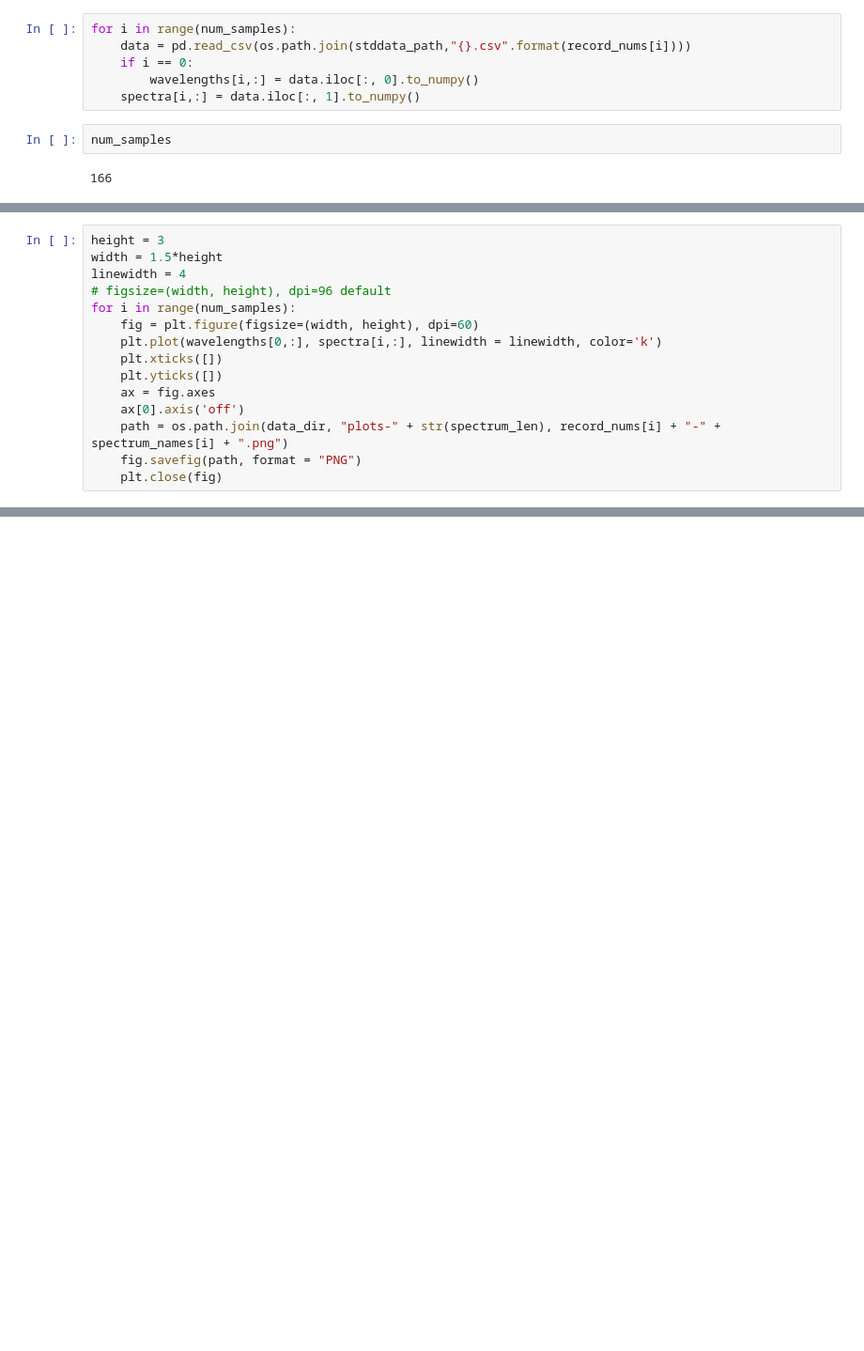
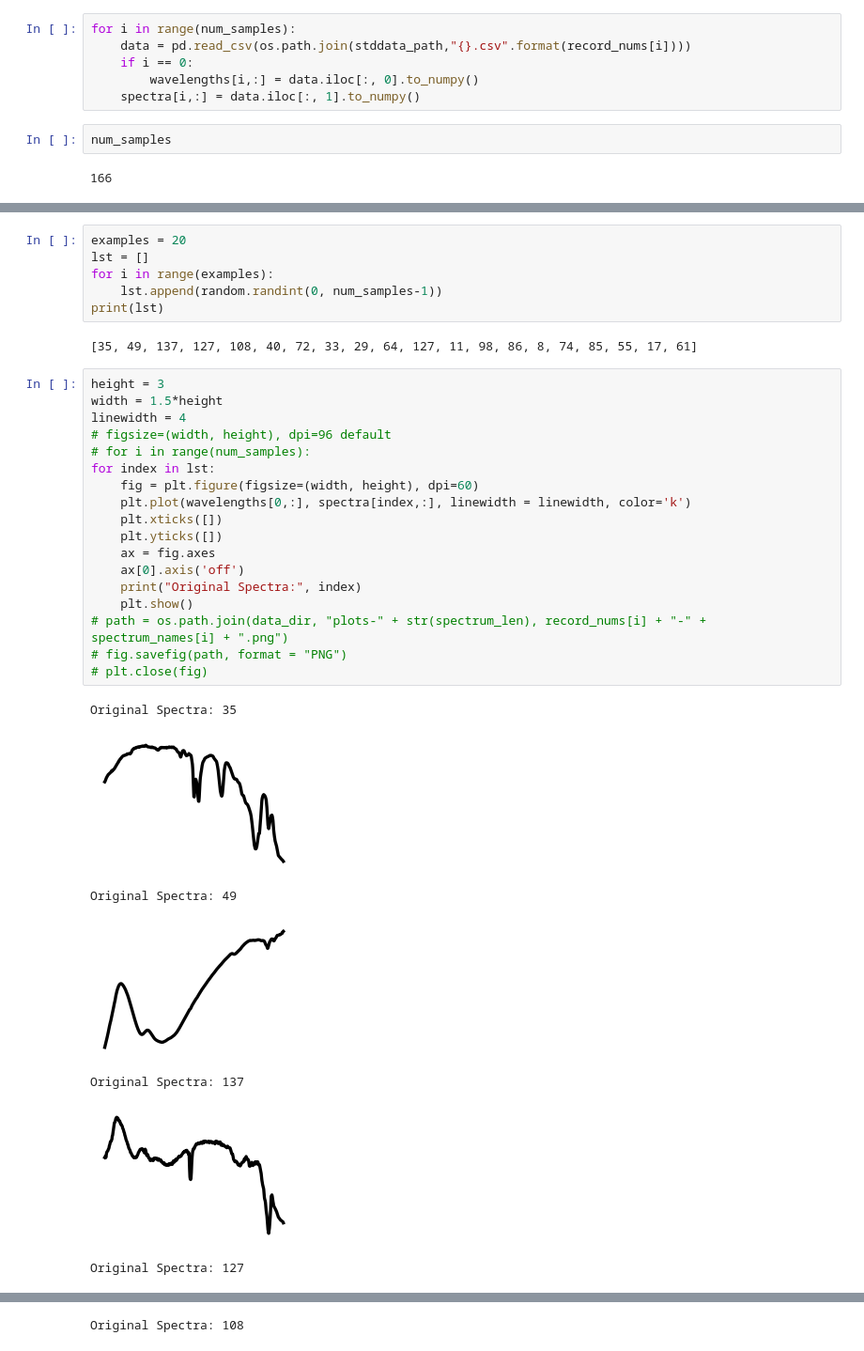
Before and after one commit to velexi-corporation/RESEARCH-2020-SpectraML, a Jupyter notebook: lab-notebook/smunukutla/2019-09-25-SAM - 2D Images All Minerals.ipynb, the cells around one changed output, grey strips where cells are left out. Shown at 94% size. Drawn from its saved outputs; the diff is of its cells as text; blank space fills up the shorter version.

Commit message:
Add Dictionary Learning Plots and Data

```diff
--- a/lab-notebook/smunukutla/2019-09-25-SAM - 2D Images All Minerals.ipynb
+++ b/lab-notebook/smunukutla/2019-09-25-SAM - 2D Images All Minerals.ipynb
@@ -44,15 +60,34 @@ num_samples
+# %%
+examples = 20
+lst = []
+for i in range(examples):
+    lst.append(random.randint(0, num_samples-1))
+print(lst)
+# %% [output]
+[35, 49, 137, 127, 108, 40, 72, 33, 29, 64, 127, 11, 98, 86, 8, 74, 85, 55, 17, 61]
 # %%
 height = 3
 width = 1.5*height
 linewidth = 4
 # figsize=(width, height), dpi=96 default
-for i in range(num_samples):
+# for i in range(num_samples):
+for index in lst:
     fig = plt.figure(figsize=(width, height), dpi=60)
-    plt.plot(wavelengths[0,:], spectra[i,:], linewidth = linewidth, color='k')
+    plt.plot(wavelengths[0,:], spectra[index,:], linewidth = linewidth, color='k')
     plt.xticks([])
     plt.yticks([])
     ax = fig.axes
     ax[0].axis('off')
-    path = os.path.join(data_dir, "plots-" + str(spectrum_len), record_nums[i] + "-" + spectrum_names[i] + ".png")
-    fig.savefig(path, format = "PNG")
-    plt.close(fig)
+    print("Original Spectra:", index)
+    plt.show()
+# path = os.path.join(data_dir, "plots-" + str(spectrum_len), record_nums[i] + "-" + spectrum_names[i] + ".png")
+# fig.savefig(path, format = "PNG")
+# plt.close(fig)
+# %% [output]
+Original Spectra: 35
+[figure, added]
+Original Spectra: 49
+[figure, added]
+Original Spectra: 137
+[figure, added]
+Original Spectra: 127
@@ -58,0 +95 @@ for i in range(num_samples):
+Original Spectra: 108
```
Also changed, not shown: parts of 2 cells of this notebook, 8 other files.
